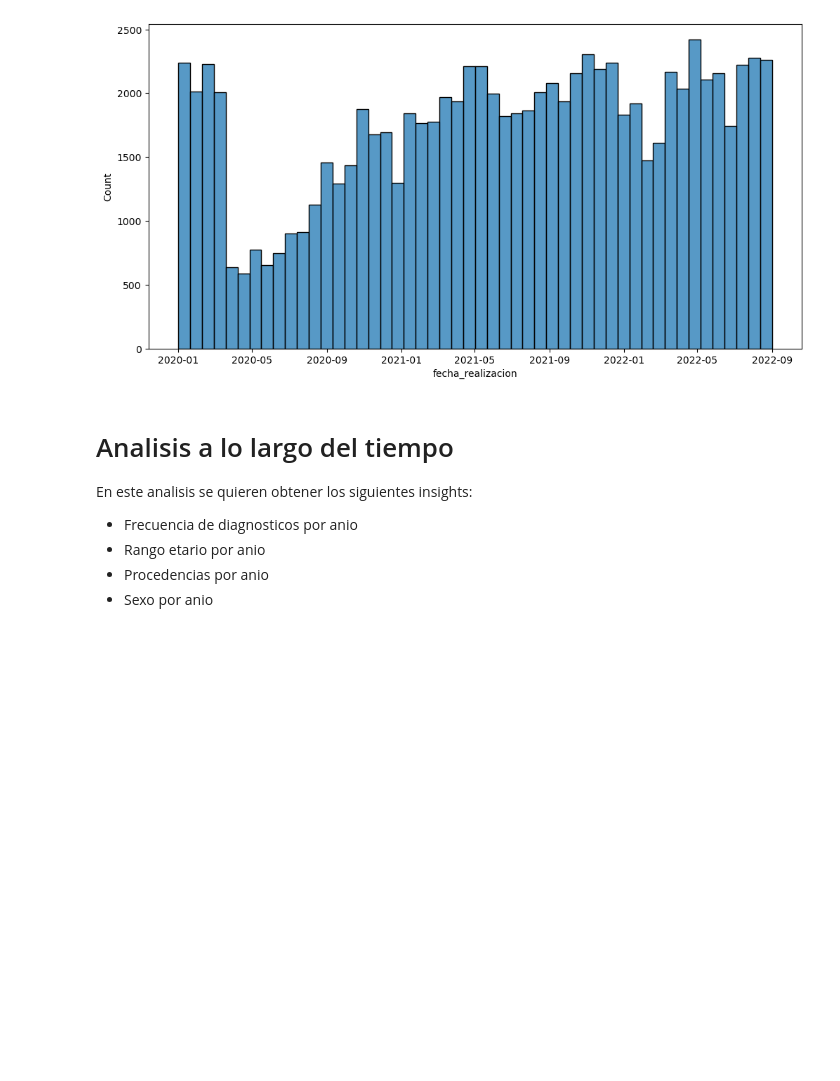
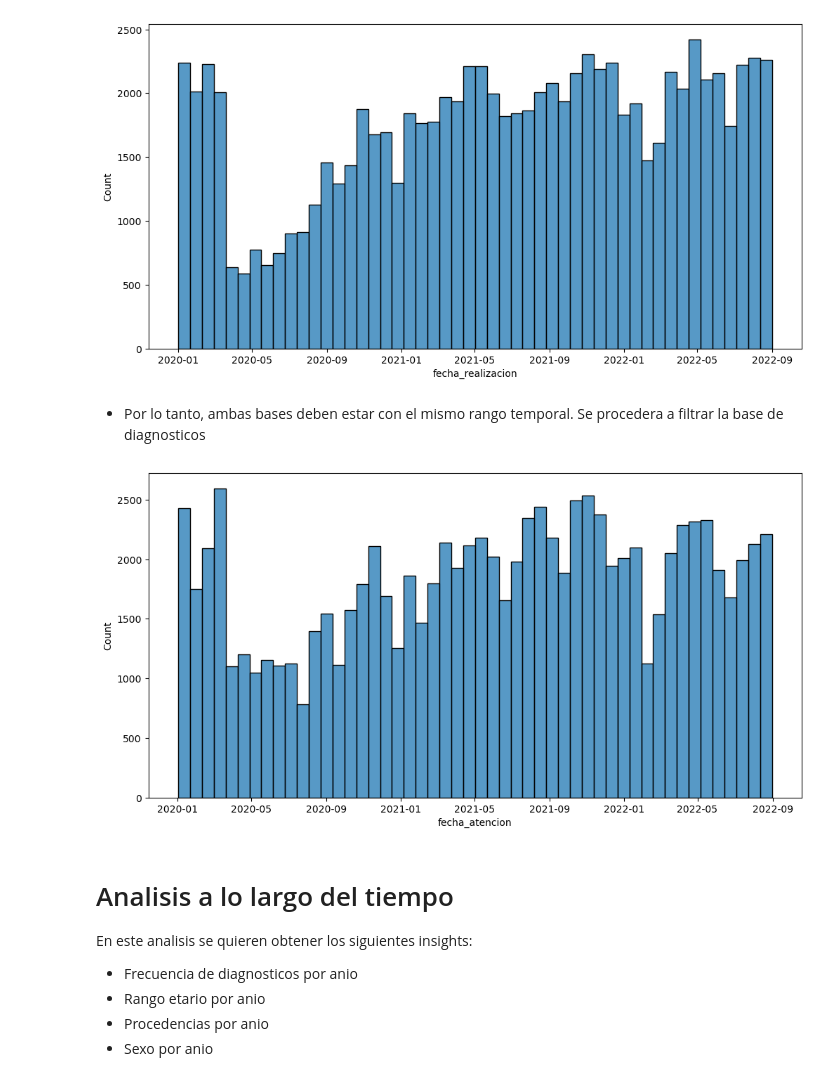
Before and after one commit to JavierRojas14/int-ambulatorio, a Jupyter notebook: notebooks/2.0-jrb-time-series-analysis.ipynb, the cells around one changed output. Cells and saved outputs as stored; diff of their text form; code cells hidden in the pictures; blank space fills up the shorter version.

Commit message:
Filtra base de diagnosticos a rango de proced

```diff
--- a/notebooks/2.0-jrb-time-series-analysis.ipynb
+++ b/notebooks/2.0-jrb-time-series-analysis.ipynb
@@ -51,5 +51,8 @@ df_procedimientos["fecha_realizacion"] = pd.to_datetime(
 df_procedimientos["ano"] = df_procedimientos.fecha_realizacion.dt.year.astype("Int16")
 df_procedimientos["mes"] = df_procedimientos.fecha_realizacion.dt.month.astype("Int16")
 df_procedimientos["dia"] = df_procedimientos.fecha_realizacion.dt.day.astype("Int16")
+
+fecha_minimo_procedimientos = min(df_procedimientos.fecha_realizacion)
+fecha_maximo_procedimientos = max(df_procedimientos.fecha_realizacion)
 # %%
 print(
@@ -61,6 +64,20 @@ plt.show()
 # %% [output]
 El rango de fechas de procedimientos es entre 2020-01-01 00:00:00 y  2022-08-31 00:00:00
 [figure]
+# %% [markdown]
+- Por lo tanto, ambas bases deben estar con el mismo rango temporal. Se procedera a filtrar
+la base de diagnosticos
+# %%
+mask_fechas = (df_diagnosticos["fecha_atencion"] >= fecha_minimo_procedimientos) & (
+    df_diagnosticos["fecha_atencion"] <= fecha_maximo_procedimientos
+)
+
+df_diagnosticos_acotado = df_diagnosticos[mask_fechas]
+# %%
+sns.histplot(df_diagnosticos_acotado["fecha_atencion"])
+plt.show()
+# %% [output]
+[figure, added]
 # %% [markdown]
 # Analisis a lo largo del tiempo
 
```
Also changed, not shown: parts of 1 cell of this notebook.
